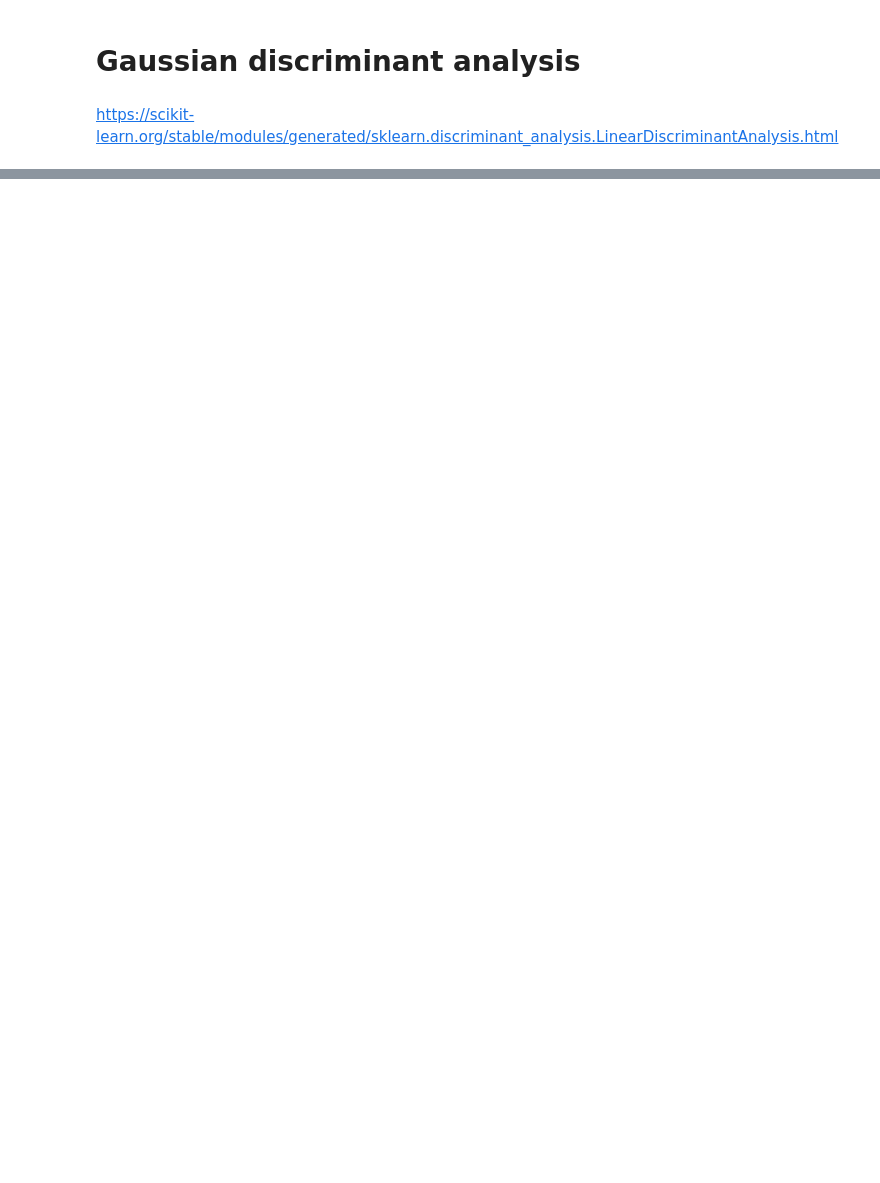
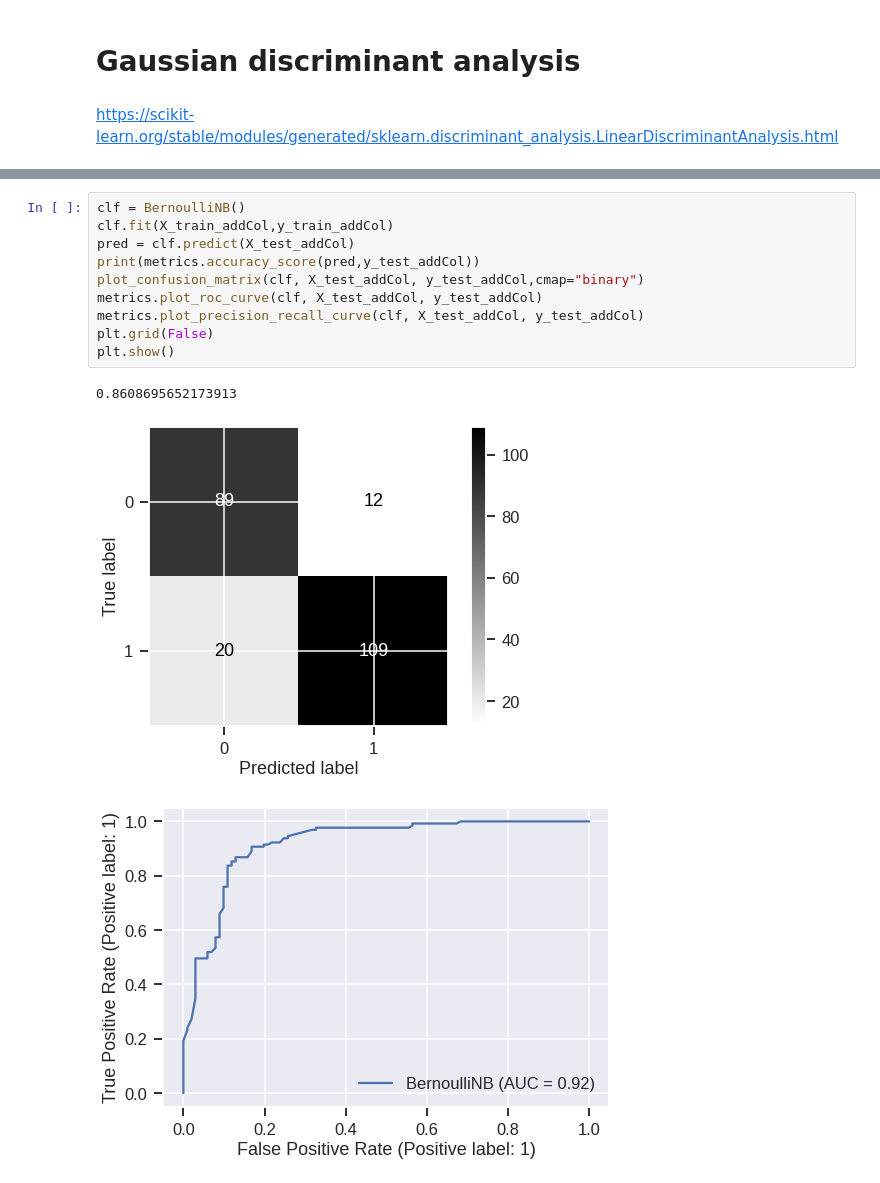
Before and after one commit to MichaelPlug/FDS_Project_HFD, a Jupyter notebook: Project_notebook.ipynb, the cells around one changed output, grey strips where cells are left out. Drawn from its saved outputs; the diff is of its cells as text; blank space fills up the shorter version.

```diff
--- a/Project_notebook.ipynb
+++ b/Project_notebook.ipynb
@@ -865,0 +851,14 @@ plt.show()
+# %%
+clf = BernoulliNB()
+clf.fit(X_train_addCol,y_train_addCol)
+pred = clf.predict(X_test_addCol)
+print(metrics.accuracy_score(pred,y_test_addCol))
+plot_confusion_matrix(clf, X_test_addCol, y_test_addCol,cmap="binary")
+metrics.plot_roc_curve(clf, X_test_addCol, y_test_addCol)
+metrics.plot_precision_recall_curve(clf, X_test_addCol, y_test_addCol)
+plt.grid(False)
+plt.show()
+# %% [output]
+0.8608695652173913
+[figure, added]
+[figure, added]
```
Also changed, not shown: parts of 25 cells of this notebook.
